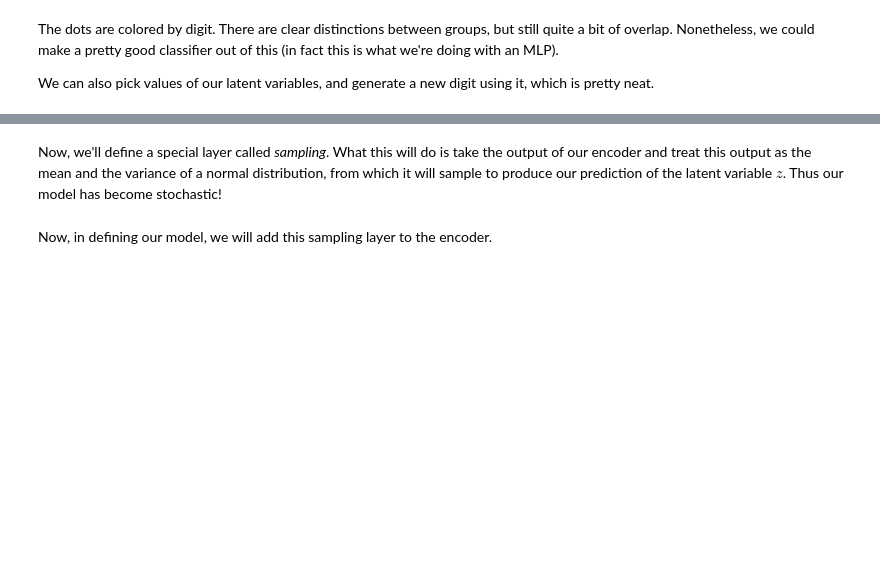
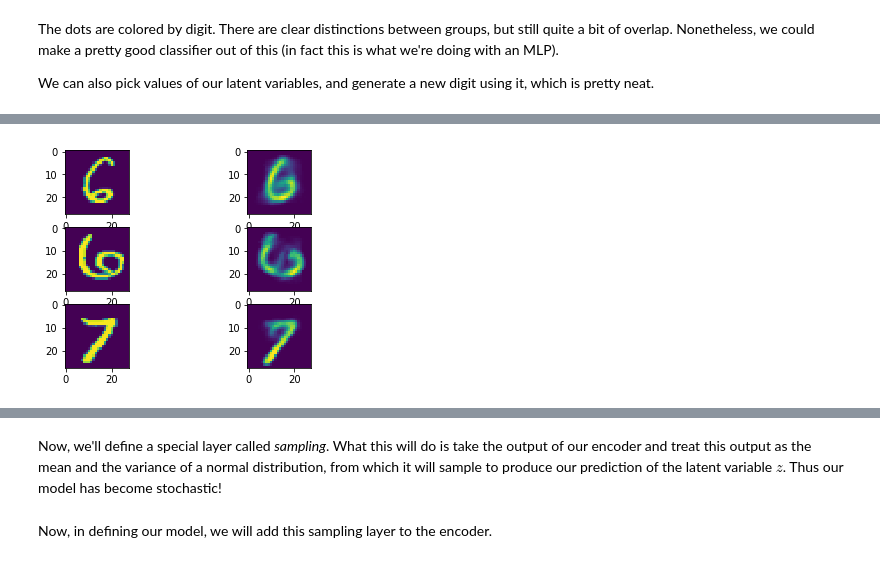
Before and after one commit to UMT-CS447-547-Fall-2018/Lecture_Notes, a Jupyter notebook: 18_variational_autoencoders.ipynb, the cells around one changed output, grey strips where cells are left out. Cells and saved outputs as stored; diff of their text form; code cells hidden in the pictures; blank space fills up the shorter version.

```diff
--- a/18_variational_autoencoders.ipynb
+++ b/18_variational_autoencoders.ipynb
@@ -184,0 +281,13 @@ Our import statements as before:
+# %%
+x_pred = vae.predict(x_test)
+
+fig,axs = plt.subplots(nrows=3,ncols=2)
+for j in range(3):
+    ax = axs[j]
+    i = np.random.randint(100)
+
+    ax[0].imshow(x_test[i].reshape((28,28)))
+    ax[1].imshow(x_pred[i].reshape((28,28)))
+plt.show()
+# %% [output]
+[figure, added]
```
Also changed, not shown: parts of 36 cells of this notebook, 1 other file.
